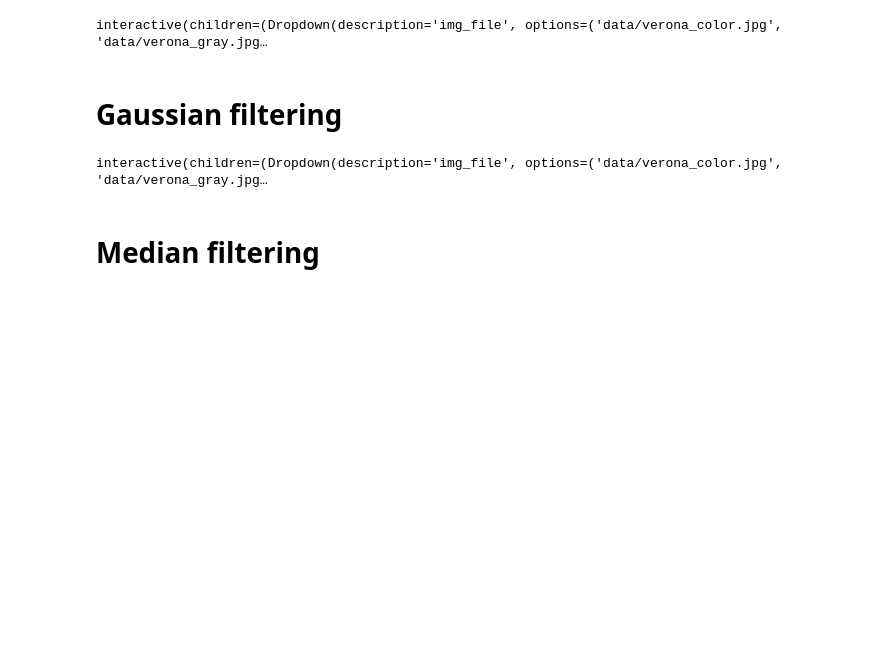
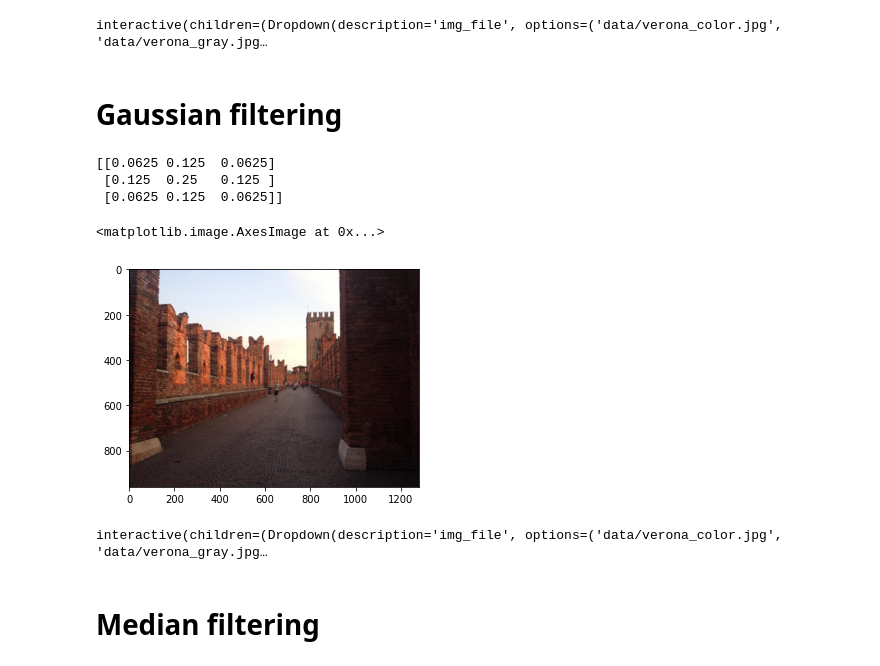
Before and after one commit to florisdf/maibi_cv, a Jupyter notebook: 1_image_enhancement/3_denoising_sharpening.ipynb, the cells around one changed output. Saved outputs shown, nothing was run; the diff lists cells and outputs as text; code cells hidden in the pictures; blank space fills up the shorter version.

```diff
--- a/1_image_enhancement/3_denoising_sharpening.ipynb
+++ b/1_image_enhancement/3_denoising_sharpening.ipynb
@@ -29,6 +29,21 @@ interact_mean_kernel()
 interactive(children=(Dropdown(description='img_file', options=('data/verona_color.jpg', 'data/verona_gray.jpg…
 # %% [markdown]
 # Gaussian filtering
+# %%
+from lib.denoising_sharpening import build_gaussian_kernel
+
+kernel = build_gaussian_kernel(3)
+print(kernel)
+
+new_img = cv2.filter2D(img, -1, kernel)
+
+plt.imshow(new_img)
+# %% [output]
+[[0.0625 0.125  0.0625]
+ [0.125  0.25   0.125 ]
+ [0.0625 0.125  0.0625]]
+<matplotlib.image.AxesImage at 0x...>
+[figure, added]
 # %%
 from lib.widgets import interact_gaussian_kernel
 
```
Also changed, not shown: parts of 12 cells of this notebook, 4 other files.
